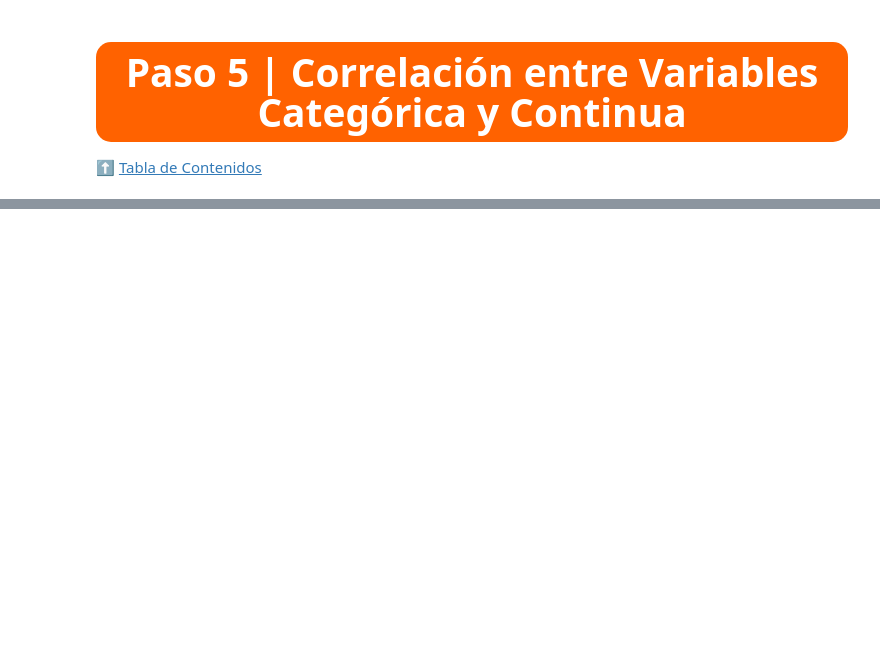
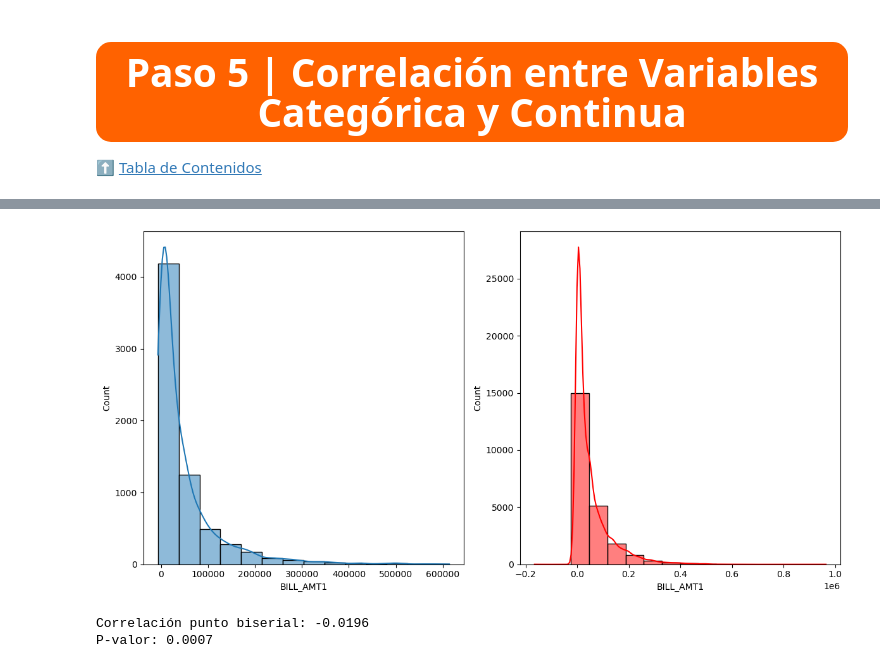
Before and after one commit to llanosrenzo/correlation-analysis-python, a Jupyter notebook: Correlation_analysis.ipynb, the cells around one changed output, grey strips where cells are left out. Drawn from its saved outputs; the diff is of its cells as text; code cells hidden in the pictures; blank space fills up the shorter version.

```diff
--- a/Correlation_analysis.ipynb
+++ b/Correlation_analysis.ipynb
@@ -729,3 +730,5 @@ $$
 - Valores intermedios indican distintos grados de asociación
 
 > ⚠️ A diferencia del chi-cuadrado, la **V de Cramer está normalizada entre 0 y 1**, lo que permite interpretar la fuerza de asociación sin depender del tamaño de la muestra.
+# %%
+df['SEX'].replace({1:'Masculino',2:'Femenino'},inplace = True)
@@ -739,0 +802,25 @@ $$
+# %%
+# Variable dicotómica (0 y 1)
+df['default'].replace({'SI':1,'NO':0},inplace = True)
+binary = df['default'].to_numpy()
+
+# Variable continua
+scores = df['BILL_AMT1'].to_numpy()
+# %%
+fig,ax= plt.subplots(figsize = (12,6),ncols=2)
+sns.histplot(data=df[df['default'] ==1],x='BILL_AMT1',ax =ax[0] ,bins = 'sturges',kde = True)
+sns.histplot(data=df[df['default'] ==0],x='BILL_AMT1',ax =ax[1] ,bins = 'sturges',kde =True,
+             color = 'red')
+plt.tight_layout()
+plt.show()
+# %% [output]
+[figure, added]
+# %%
+import scipy.stats as stats
+r_pb, p_value = stats.pointbiserialr(binary, scores)
+
+print(f"Correlación punto biserial: {r_pb:.4f}")
+print(f"P-valor: {p_value:.4f}")
+# %% [output]
+Correlación punto biserial: -0.0196
+P-valor: 0.0007
```
Also changed, not shown: parts of 15 cells of this notebook.
